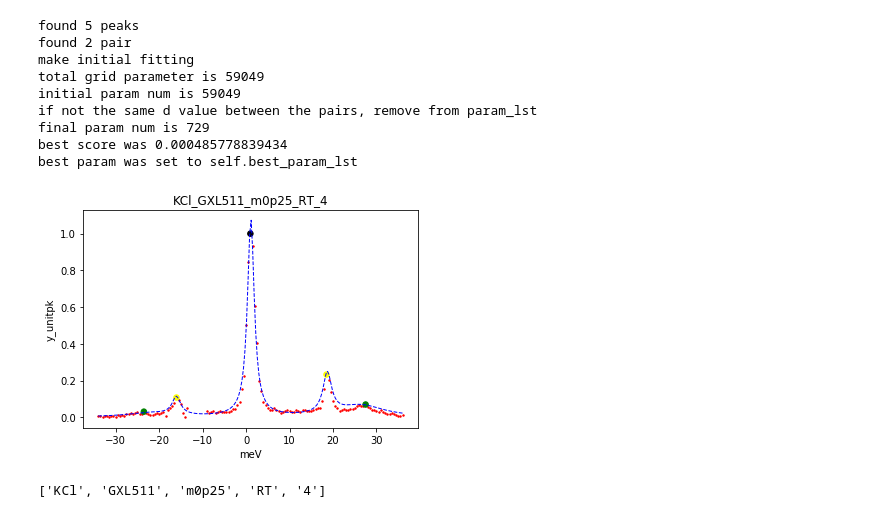
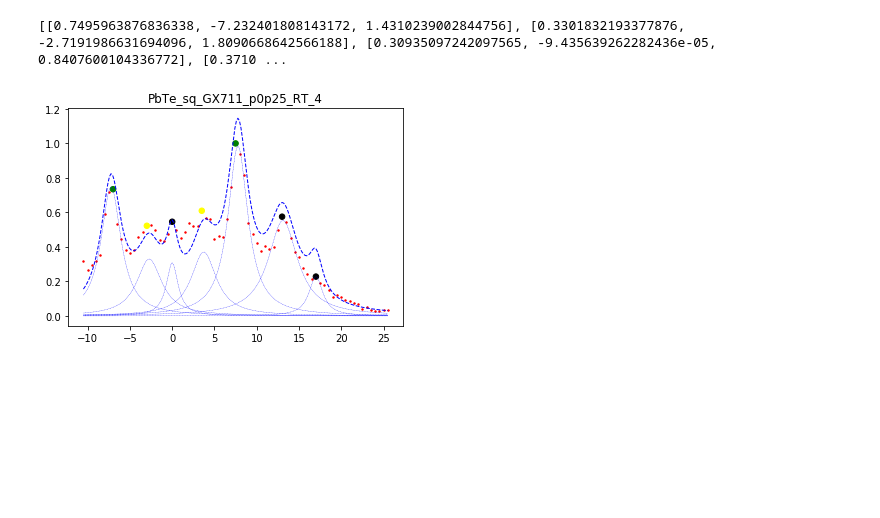
Before and after one commit to kei0822kei/smooziee, a Jupyter notebook: notebook/template.ipynb, the cells around one changed output. Cells and saved outputs as stored; diff of their text form; code cells hidden in the pictures; blank space fills up the shorter version.

```diff
--- a/notebook/template.ipynb
+++ b/notebook/template.ipynb
@@ -93,35 +118,27 @@ final param num is 6561
-# %%
-### make grid parameter
-# varivable
-order = 10
-threshold = 10
-idx_range = 10
-
-# main
-fig = plt.figure()
-ax = fig.add_subplot(111)
-data.find_peak(order=order)
-data.find_peak_pair(threshold=threshold)
-data.initial_fit(idx_range=idx_range)
-# grid_param = {'A':[3, 0.02], 'x0':[1, 0.5], 'd':[3, 0.02]}
-# data.make_grid_param(grid_param)
-grid_param = {'A':[1, 0.02], 'x0':[1, 0.5], 'd':[9, 0.02]}
-data.make_grid_param(grid_param)
-data.grid_search()
-data.plot(ax)
-plt.show()
-# %% [output]
-found 5 peaks
-found 2 pair
-make initial fitting
-total grid parameter is 59049
-initial param num is 59049
-if not the same d value between the pairs, remove from param_lst
-final param num is 729
-best score was 0.000485778839434
-best param was set to self.best_param_lst
-[figure, removed]
-# %%
-data.filename.split(sep='_')
-# %% [output]
-['KCl', 'GXL511', 'm0p25', 'RT', '4']
+# %%
+##### revise best param by hand
+"""
+processor.revise_best_param(arg_lst)
+arg_lst = [peak_idx, var_num, addition or subtraction]
+    var_num => 0: peak_y
+               1: peak_x
+               2: width
+"""
+
+### peak_y
+# processor.revise_best_param([[1,2,3], 0, 0.1])
+
+### peak_x
+# processor.revise_best_param([3, 1, -0.1])
+
+### width
+processor.revise_best_param([[2] ,2, 0.1])
+
+### make figure
+fig = plt.figure()
+ax = fig.add_subplot(111)
+processor.plot(ax)
+print(processor.best_param_lst)
+# %% [output]
+[[0.7495963876836338, -7.232401808143172, 1.4310239002844756], [0.3301832193377876, -2.7191986631694096, 1.8090668642566188], [0.30935097242097565, -9.435639262282436e-05, 0.8407600104336772], [0.3710 ...
+[figure, added]
```
Also changed, not shown: parts of 20 cells of this notebook, 5 other files.
